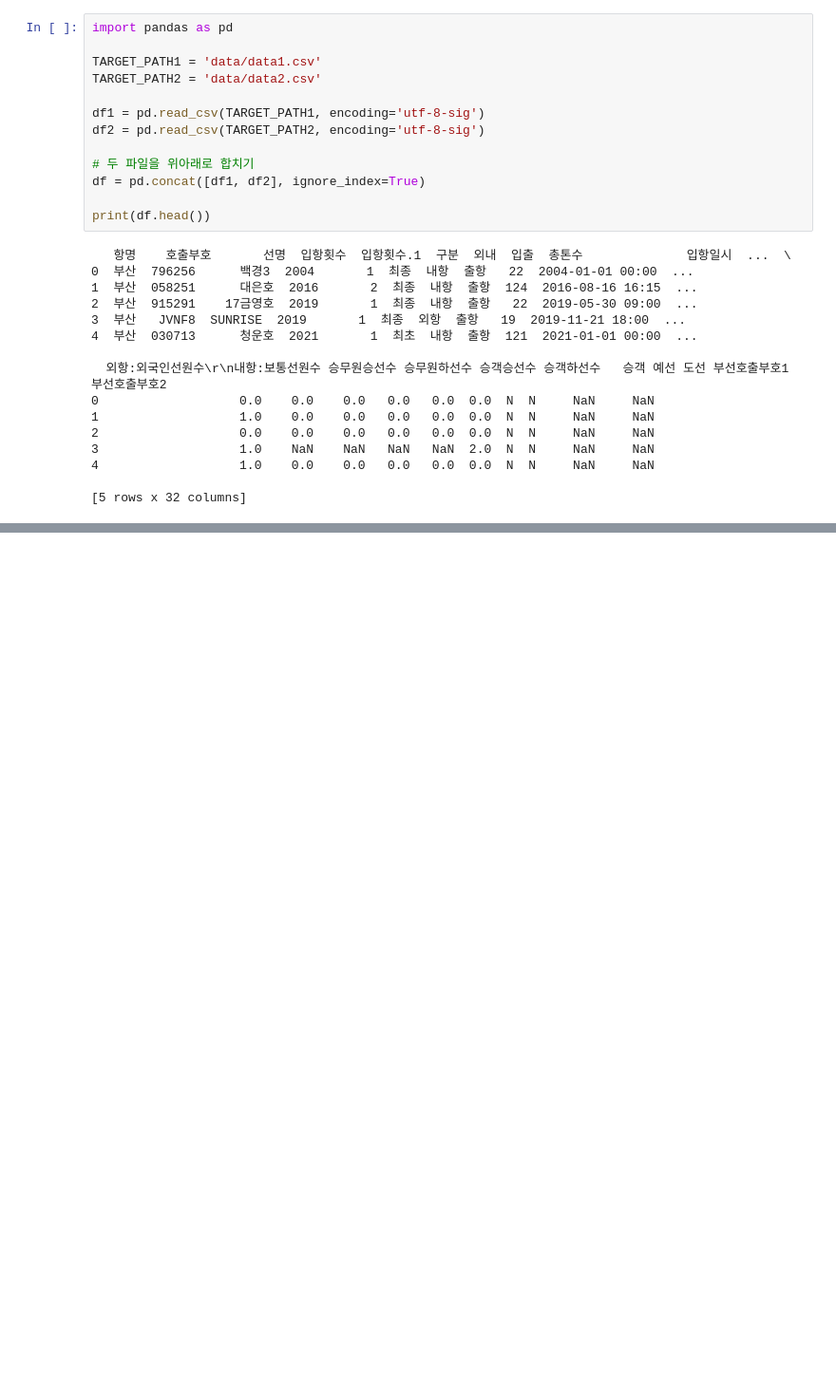
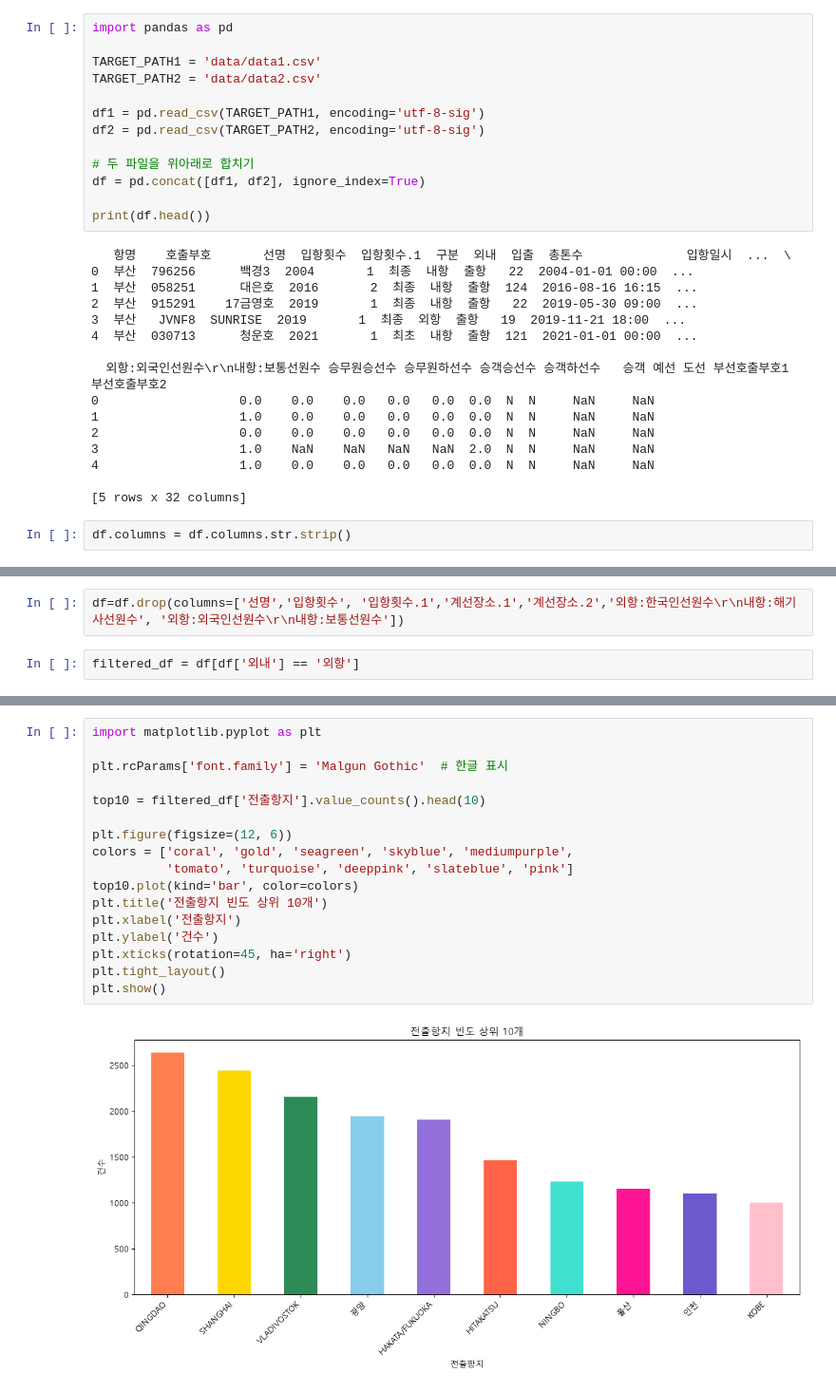
Before and after one commit to hyewonbaek100/0923-dashboard, a Jupyter notebook: dashboard.ipynb, the cells around one changed output, grey strips where cells are left out. Shown at 95% size. Drawn from its saved outputs; the diff is of its cells as text; blank space fills up the shorter version.

```diff
--- a/dashboard.ipynb
+++ b/dashboard.ipynb
@@ -27,3 +27,5 @@ print(df.head())
 4                   1.0    0.0    0.0   0.0   0.0  0.0  N  N     NaN     NaN
 
 [5 rows x 32 columns]
+# %%
+df.columns = df.columns.str.strip()
@@ -29,0 +36,4 @@ print(df.head())
+# %%
+df=df.drop(columns=['선명','입항횟수', '입항횟수.1','계선장소.1','계선장소.2','외항:한국인선원수\r\n내항:해기사선원수', '외항:외국인선원수\r\n내항:보통선원수'])
+# %%
+filtered_df = df[df['외내'] == '외항']
@@ -29,0 +85,19 @@ print(df.head())
+# %%
+import matplotlib.pyplot as plt
+
+plt.rcParams['font.family'] = 'Malgun Gothic'  # 한글 표시
+
+top10 = filtered_df['전출항지'].value_counts().head(10)
+
+plt.figure(figsize=(12, 6))
+colors = ['coral', 'gold', 'seagreen', 'skyblue', 'mediumpurple',
+          'tomato', 'turquoise', 'deeppink', 'slateblue', 'pink']
+top10.plot(kind='bar', color=colors)
+plt.title('전출항지 빈도 상위 10개')
+plt.xlabel('전출항지')
+plt.ylabel('건수')
+plt.xticks(rotation=45, ha='right')
+plt.tight_layout()
+plt.show()
+# %% [output]
+[figure, added]
```
Also changed, not shown: parts of 13 cells of this notebook, 5 other files.
